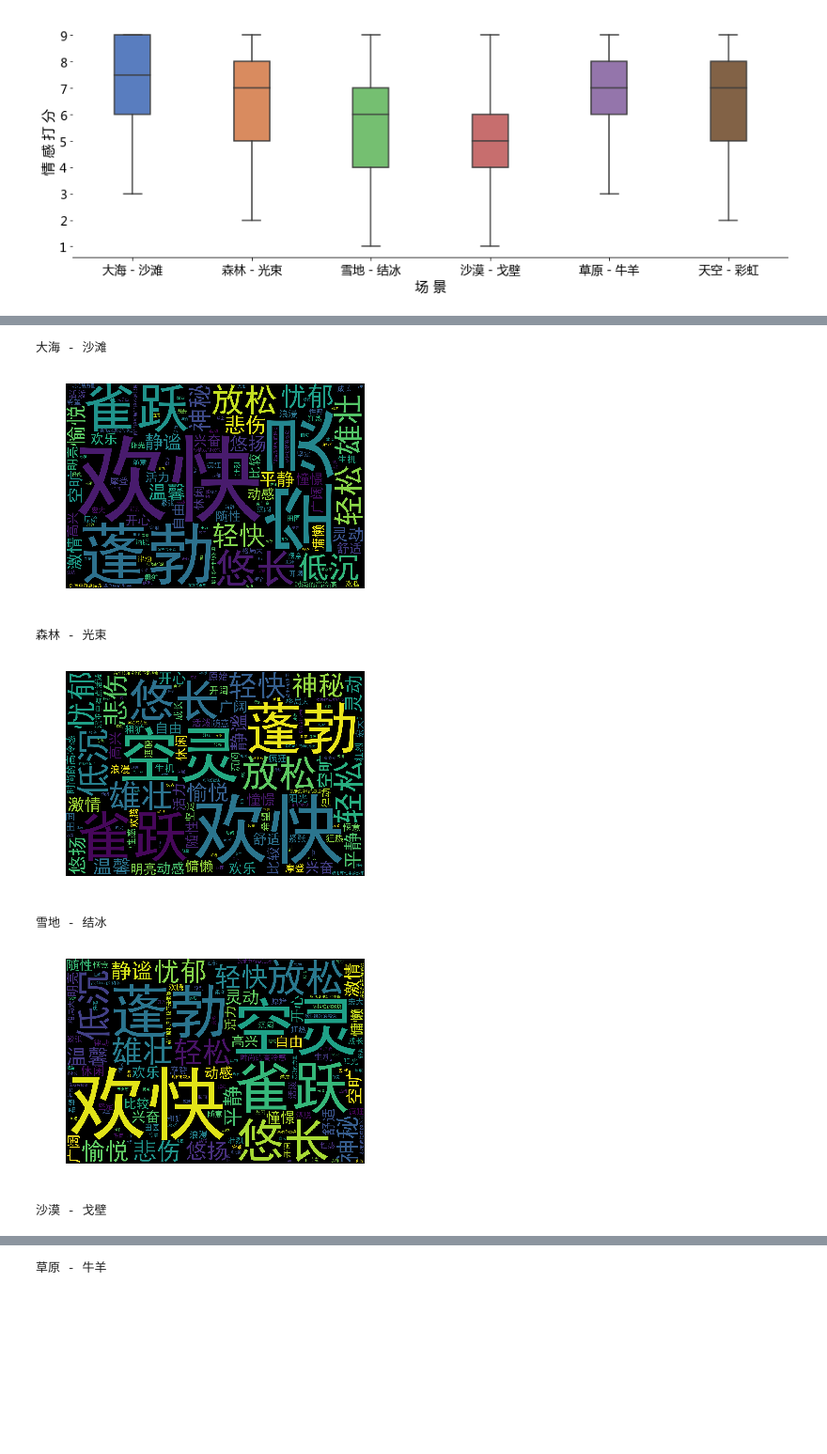
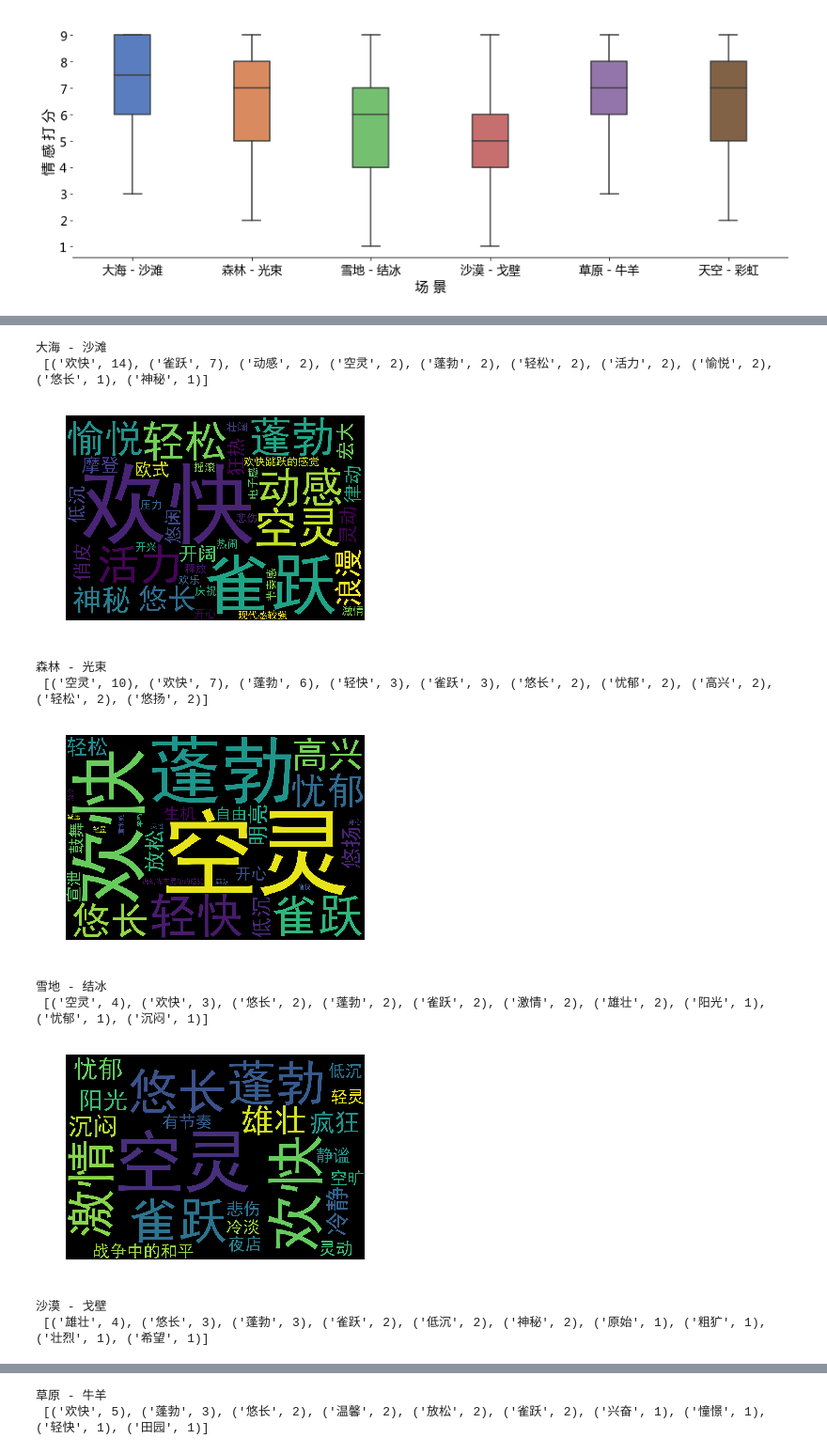
Before and after one commit to khalildogyy/music_structure, a Jupyter notebook: notebook/thesis.ipynb, the cells around one changed output, grey strips where cells are left out. Shown at 94% size. Saved outputs shown, nothing was run; the diff lists cells and outputs as text; code cells hidden in the pictures; blank space fills up the shorter version.

```diff
--- a/notebook/thesis.ipynb
+++ b/notebook/thesis.ipynb
@@ -130,27 +130,32 @@ plt.show()
 import collections
 from wordcloud import WordCloud
 
-def getwords(dataset):
-    def split(word):
+def getwords(tempdata):
+    def split(w):
         s = ','
-        if ',' in word:
+        if ',' in w:
             s = ','
-        elif '，' in word:
+        elif '，' in w:
             s = '，'
-        elif '、' in word:
+        elif '、' in w:
             s = '、'
-        return word.split(s)
+        return w.split(s)
 
-    words0 = []
-    for w in data['评价']:
-         words0 += split(w)
-    words = []
-    for w in words0:
+    w0 = []
+    for w in tempdata:
+        w0 += split(w)
+    wordset = []
+    for w in w0:
         if len(w) == 4:
-            words += [w[:2], w[2:]]
+            wordset += [w[:2], w[2:]]
         else:
-            words += split(w)
-    return words
+            wordset += split(w)
+
+    # remove
+    for i in range(len(wordset)-1, -1, -1):
+        if wordset[i] in ''.split('，'):
+            wordset.pop(i)
+    return wordset
 
 words = getwords(data['评价'])
 
@@ -173,23 +178,27 @@ plt.show() # 显示图像
 # %%
 for i in range(1, 7):
-    print(scens[i-1])
-    temp = data[data['场景1']==i]
-    words = getwords(temp['评价'])
+    words = getwords(data[data['场景1']==i]['评价'])
+    word_counts = collections.Counter(words)
+    print(scens[i-1], '\n', word_counts.most_common(10))
 
     # 词频展示
     wc = WordCloud(collocations=True,
                    font_path=r'/Library/Fonts/Microsoft/SimHei.ttf',
                    width=1400,
                    height=960,
                    margin=2).generate(" ".join(words))
     plt.imshow(wc) # 显示词云
     plt.axis('off') # 关闭坐标轴
     plt.show() # 显示图像
 # %% [output]
 大海 - 沙滩
+ [('欢快', 14), ('雀跃', 7), ('动感', 2), ('空灵', 2), ('蓬勃', 2), ('轻松', 2), ('活力', 2), ('愉悦', 2), ('悠长', 1), ('神秘', 1)]
-[figure, old version]
+[figure, new version]
 森林 - 光束
+ [('空灵', 10), ('欢快', 7), ('蓬勃', 6), ('轻快', 3), ('雀跃', 3), ('悠长', 2), ('忧郁', 2), ('高兴', 2), ('轻松', 2), ('悠扬', 2)]
-[figure, old version]
+[figure, new version]
 雪地 - 结冰
+ [('空灵', 4), ('欢快', 3), ('悠长', 2), ('蓬勃', 2), ('雀跃', 2), ('激情', 2), ('雄壮', 2), ('阳光', 1), ('忧郁', 1), ('沉闷', 1)]
-[figure, old version]
+[figure, new version]
 沙漠 - 戈壁
+ [('雄壮', 4), ('悠长', 3), ('蓬勃', 3), ('雀跃', 2), ('低沉', 2), ('神秘', 2), ('原始', 1), ('粗犷', 1), ('壮烈', 1), ('希望', 1)]
@@ -197 +206,2 @@ for i in range(1, 7):
 草原 - 牛羊
+ [('欢快', 5), ('蓬勃', 3), ('悠长', 2), ('温馨', 2), ('放松', 2), ('雀跃', 2), ('兴奋', 1), ('憧憬', 1), ('轻快', 1), ('田园', 1)]
```
Also changed, not shown: parts of 2 cells of this notebook.
